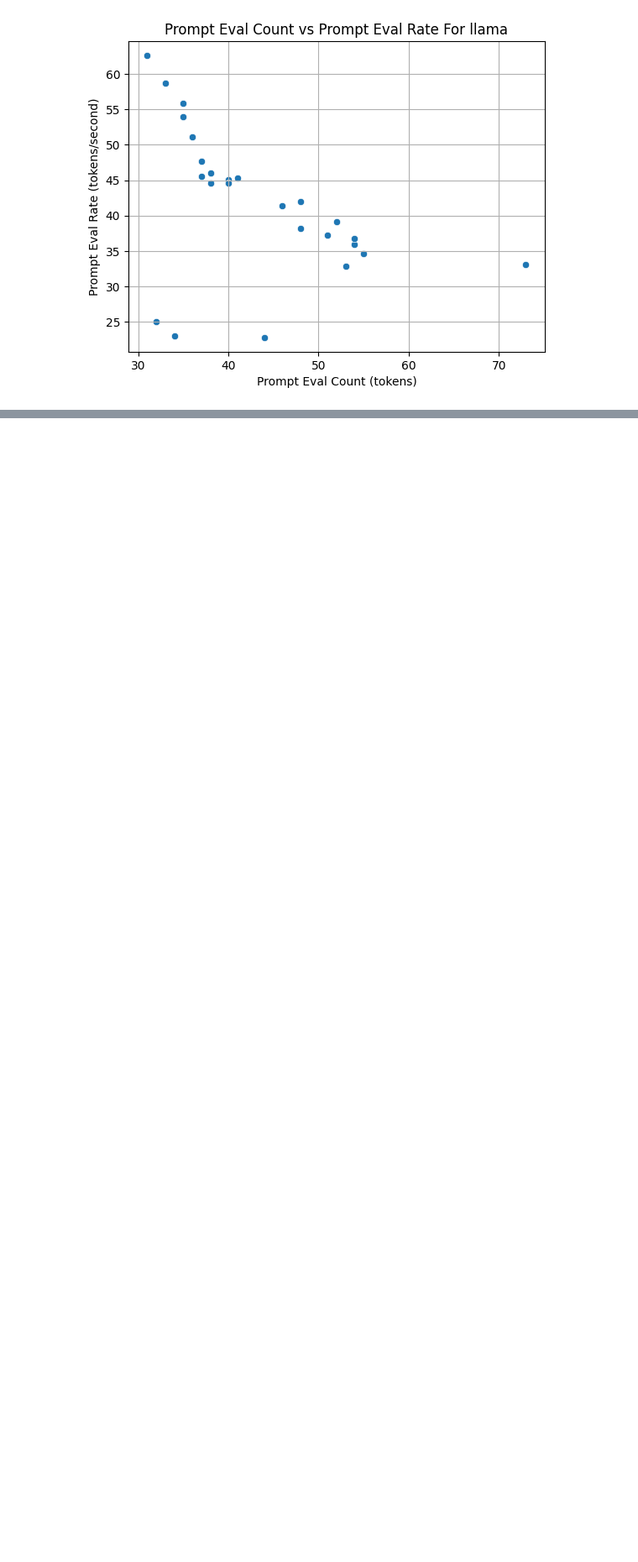
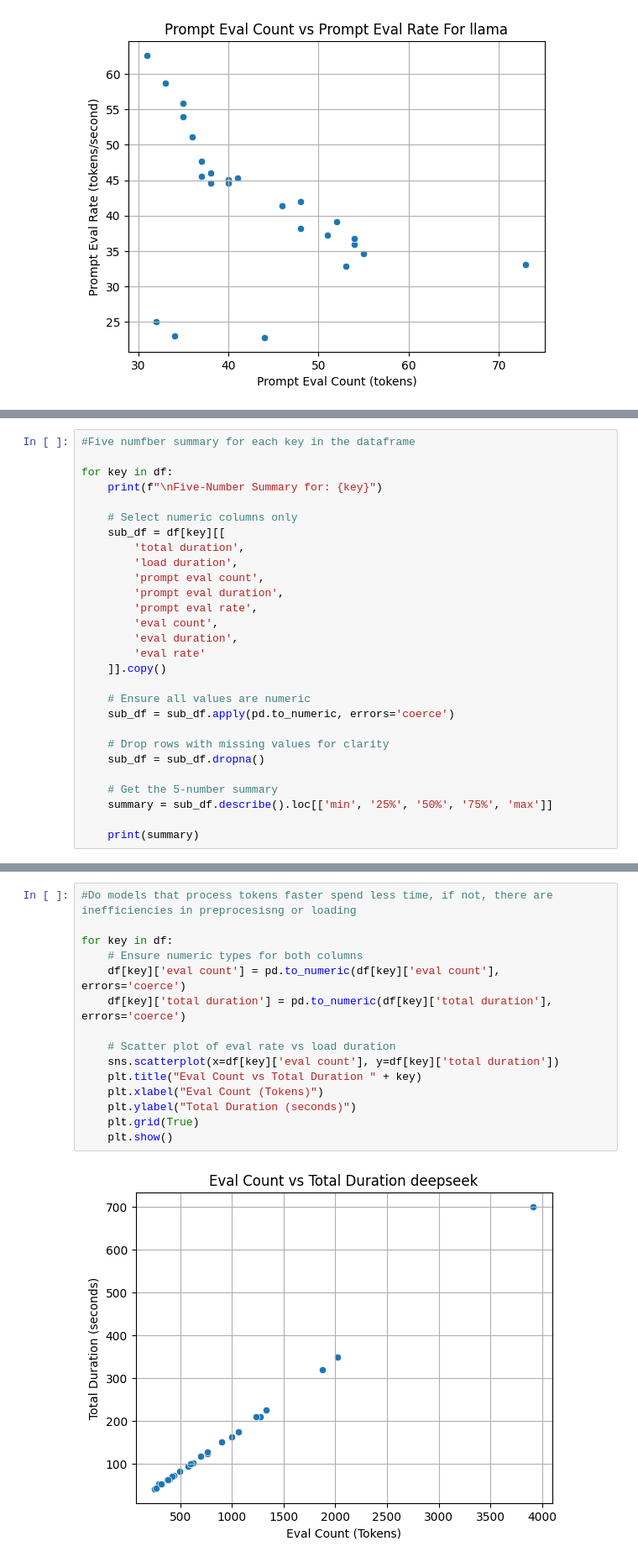
Before and after one commit to alvaad4/Research-2025, a Jupyter notebook: data-vis.ipynb, the cells around one changed output, grey strips where cells are left out. Shown at 84% size. Cells and saved outputs as stored; diff of their text form; blank space fills up the shorter version.

```diff
--- a/data-vis.ipynb
+++ b/data-vis.ipynb
@@ -210,0 +265,28 @@ for key in df:
+# %%
+#Five numfber summary for each key in the dataframe
+
+for key in df:
+    print(f"\nFive-Number Summary for: {key}")
+
+    # Select numeric columns only
+    sub_df = df[key][[
+        'total duration',
+        'load duration',
+        'prompt eval count',
+        'prompt eval duration',
+        'prompt eval rate',
+        'eval count',
+        'eval duration',
+        'eval rate'
+    ]].copy()
+
+    # Ensure all values are numeric
+    sub_df = sub_df.apply(pd.to_numeric, errors='coerce')
+
+    # Drop rows with missing values for clarity
+    sub_df = sub_df.dropna()
+
+    # Get the 5-number summary
+    summary = sub_df.describe().loc[['min', '25%', '50%', '75%', 'max']]
+
+    print(summary)
@@ -210,0 +311,17 @@ for key in df:
+# %%
+#Do models that process tokens faster spend less time, if not, there are inefficiencies in preprocesisng or loading
+
+for key in df:
+    # Ensure numeric types for both columns
+    df[key]['eval count'] = pd.to_numeric(df[key]['eval count'], errors='coerce')
+    df[key]['total duration'] = pd.to_numeric(df[key]['total duration'], errors='coerce')
+
+    # Scatter plot of eval rate vs load duration
+    sns.scatterplot(x=df[key]['eval count'], y=df[key]['total duration'])
+    plt.title("Eval Count vs Total Duration " + key)
+    plt.xlabel("Eval Count (Tokens)")
+    plt.ylabel("Total Duration (seconds)")
+    plt.grid(True)
+    plt.show()
+# %% [output]
+[figure, added]
```
Also changed, not shown: parts of 6 cells of this notebook.
